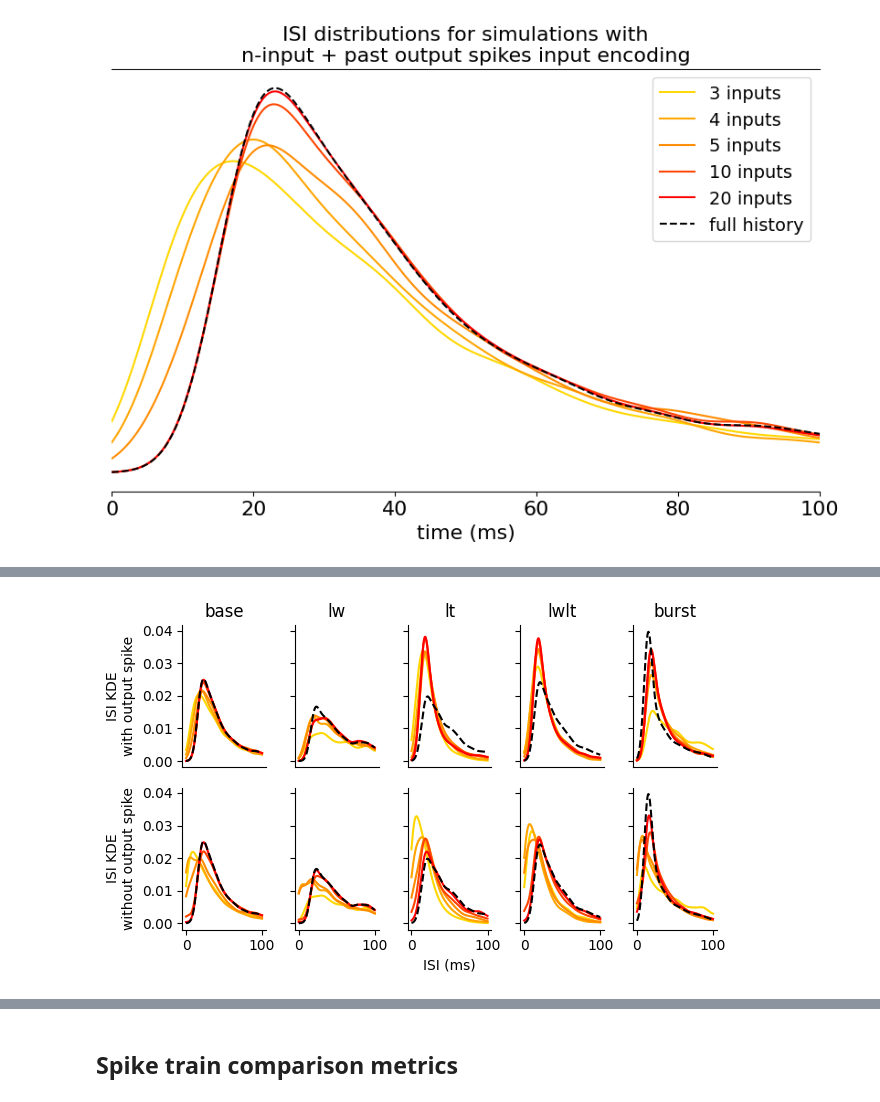
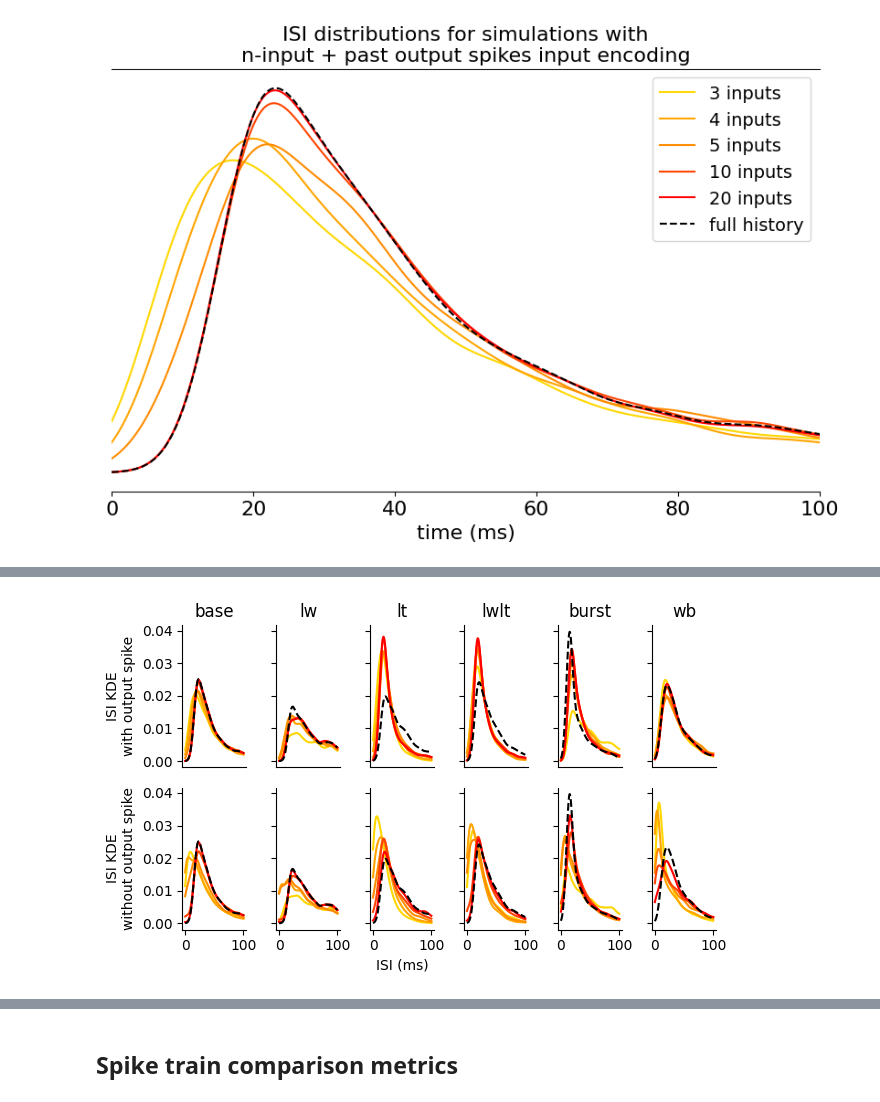
Before and after one commit to ec753/event_based_neuron, a Jupyter notebook: notebooks/nInputs_analysis.ipynb, the cells around one changed output, grey strips where cells are left out. Cells and saved outputs as stored; diff of their text form; code cells hidden in the pictures.

```diff
--- a/notebooks/nInputs_analysis.ipynb
+++ b/notebooks/nInputs_analysis.ipynb
@@ -33,7 +37,8 @@ def remove_duplicate_spikes(events):
     events.sort()
     return events
 
-output_dir = '../data/nInputs/'
+output_dir_os = '../data/nInputs/'
 output_dir_nos = '../data/nInputs_no_ospike/'
-output_dir_wb = '../data/nInputs_WB/'
-figures_dir='../figures/'
+output_dir_wb_nos = '../data/nInputs_WB/'
+output_dir_wb_os = '../data/nInputs_ospike_WB/'
+figures_dir = '../figures/'
@@ -244,24 +236,0 @@ stim_params.stim_scaffold
-# %%
-gTruth_wb_results = {
-    'wb':None,
-}
-
-duration = 100000
-
-for model_type in gTruth_wb_results:
-    print(model_type)
-    history = median_histories[model_type]
-    events = nInputs_wb_events[model_type]
-    params = stim_params.stim_scaffold[model_type]
-
-    gTruth_wb_results[model_type] = WB.run_event_sim(
-        events,
-        history,
-        params['ex'].weight,
-        params['ex'].tau,
-        params['ex'].rev_potential,
-        params['in'].weight,
-        params['in'].tau,
-        params['in'].rev_potential,
-        duration
-    )
@@ -416,11 +374,12 @@ compare_ISIs_KDE(
 # %%
-model_types = ['base', 'lw', 'lt',  'lwlt', 'burst']
+model_types = ['base', 'lw', 'lt',  'lwlt', 'burst', 'wb']
 modeltype2color = {
     'base':'maroon',
     'lw':'orangered',
     'lt':'darkgreen',
     'lwlt':'teal',
-    'burst':'indigo'
+    'burst':'indigo',
+    'wb':'black'
 }
 # %%
 x_max = 100
@@ -432,7 +391,7 @@ n_to_plot = [3,4,5,10,20]
 X_plot = np.linspace(0, x_max, 1000)[:, np.newaxis]
 
 # figure specifics
-fig, axes = plt.subplots(2,5, figsize=(6.5,4), sharey=True)
+fig, axes = plt.subplots(2,6, figsize=(6.5,4), sharey=True)
 
 colors = ['gold','orange','darkorange','orangered','red','darkred','brown']
 
@@ -440,14 +399,14 @@ for ax_x, model_type in enumerate(model_types):
 
     for i, n in enumerate(n_to_plot):
         # with output spike
-        train = nInputs_results[model_type][n]
+        train = nInputs_results[model_type+'_os'][n]
         isis = np.array([train[i] - train[i-1] for i in range(1,len(train))]).reshape(-1,1)
         kde = KernelDensity(kernel='gaussian', bandwidth=5).fit(isis)
         log_dens = kde.score_samples(X_plot)
         axes[0, ax_x].plot(X_plot, np.exp(log_dens), color=colors[i])
 
         # without output spike
-        train = nInputs_nos_results[model_type][n]
+        train = nInputs_results[model_type+'_nos'][n]
         isis = np.array([train[i] - train[i-1] for i in range(1,len(train))]).reshape(-1,1)
         kde = KernelDensity(kernel='gaussian', bandwidth=5).fit(isis)
         log_dens = kde.score_samples(X_plot)
@@ -456,34 +415,34 @@ for ax_x, model_type in enumerate(model_types):
     # ground truth
     hh_train = gTruth_results[model_type]
     hh_isis = np.array([hh_train[i] - hh_train[i-1] for i in range(1,len(hh_train))]).reshape(-1,1)
     hh_kde = KernelDensity(kernel='gaussian', bandwidth=5).fit(hh_isis)
     hh_log_dens = hh_kde.score_samples(X_plot)
     axes[0, ax_x].plot(X_plot, np.exp(hh_log_dens), color='black', linestyle='dashed')
     axes[1, ax_x].plot(X_plot, np.exp(hh_log_dens), color='black', linestyle='dashed')
 
     # plot aesthetics
     axes[0, ax_x].spines['right'].set_visible(False)
     axes[0, ax_x].spines['top'].set_visible(False)
     axes[1, ax_x].spines['right'].set_visible(False)
     axes[1, ax_x].spines['top'].set_visible(False)
 
     axes[0, ax_x].set_xticks([])
     axes[0, ax_x].set_title(model_type)
 
 axes[0,0].set_ylabel('ISI KDE\nwith output spike')
 axes[1,0].set_ylabel('ISI KDE\nwithout output spike')
 axes[1,2].set_xlabel('ISI (ms)')
 
 plt.tight_layout()
 
 savefig = False
 if savefig:
     plt.savefig(f'{figures_dir}nInputs_point_cell_ISI_dists.svg', format='svg')
     plt.savefig(f'{figures_dir}nInputs_point_cell_ISI_dists.png', format='png', dpi=300)
 
 plt.show()
 # %% [output]
-[figure, old version]
+[figure, new version]
 # %%
 savefig = False
 
```
Also changed, not shown: parts of 38 cells of this notebook, 9 other files.
